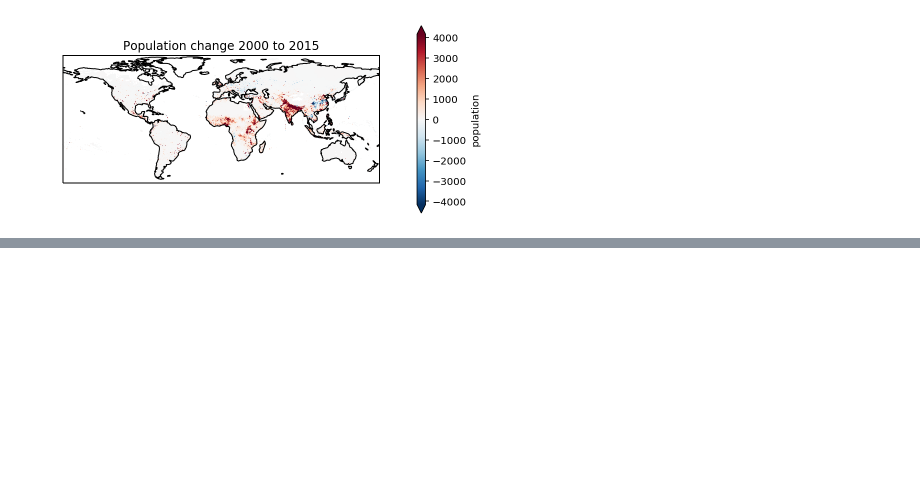
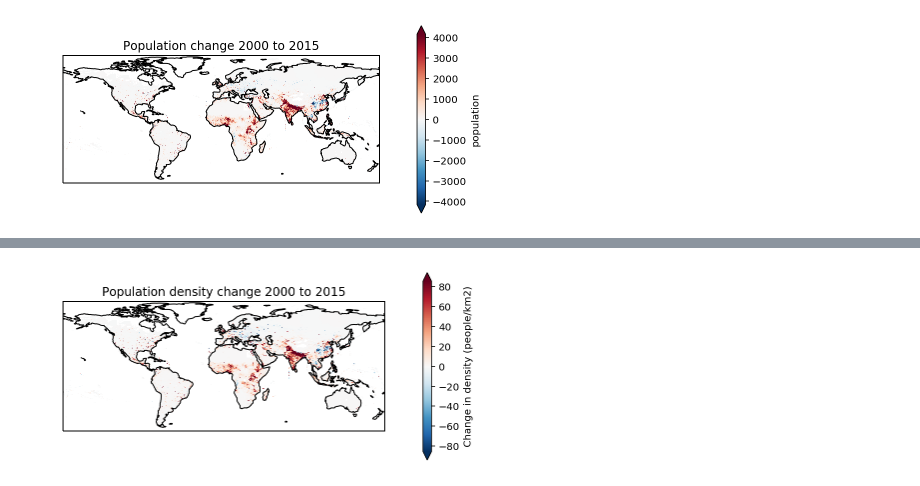
Before and after one commit to mangecoeur/health-climate-exposure, a Jupyter notebook: Population plots.ipynb, the cells around one changed output, grey strips where cells are left out. Saved outputs shown, nothing was run; the diff lists cells and outputs as text; code cells hidden in the pictures; blank space fills up the shorter version.

```diff
--- a/Population plots.ipynb
+++ b/Population plots.ipynb
@@ -71,0 +109,15 @@ f.savefig('2000-2015_population_change.png', dpi=1000, bbox_inches='tight')
+# %%
+pop_delta = final_year - first_year
+pop_delta.name = 'Change in density (people/km2)'
+f = plt.figure()
+f.set_size_inches(6.5,3)
+ax = plt.axes(projection=ccrs.PlateCarree())
+pop_delta.plot(robust=True, ax=ax,
+                transform=ccrs.PlateCarree())
+ax.coastlines()
+ax.set_title('Population density change 2000 to 2015')
+plt.tight_layout()
+plt.show()
+f.savefig('2000-2015_population_density_change.png', dpi=1000, bbox_inches='tight')
+# %% [output]
+[figure, added]
```
Also changed, not shown: parts of 4 cells of this notebook, 8 other files.
